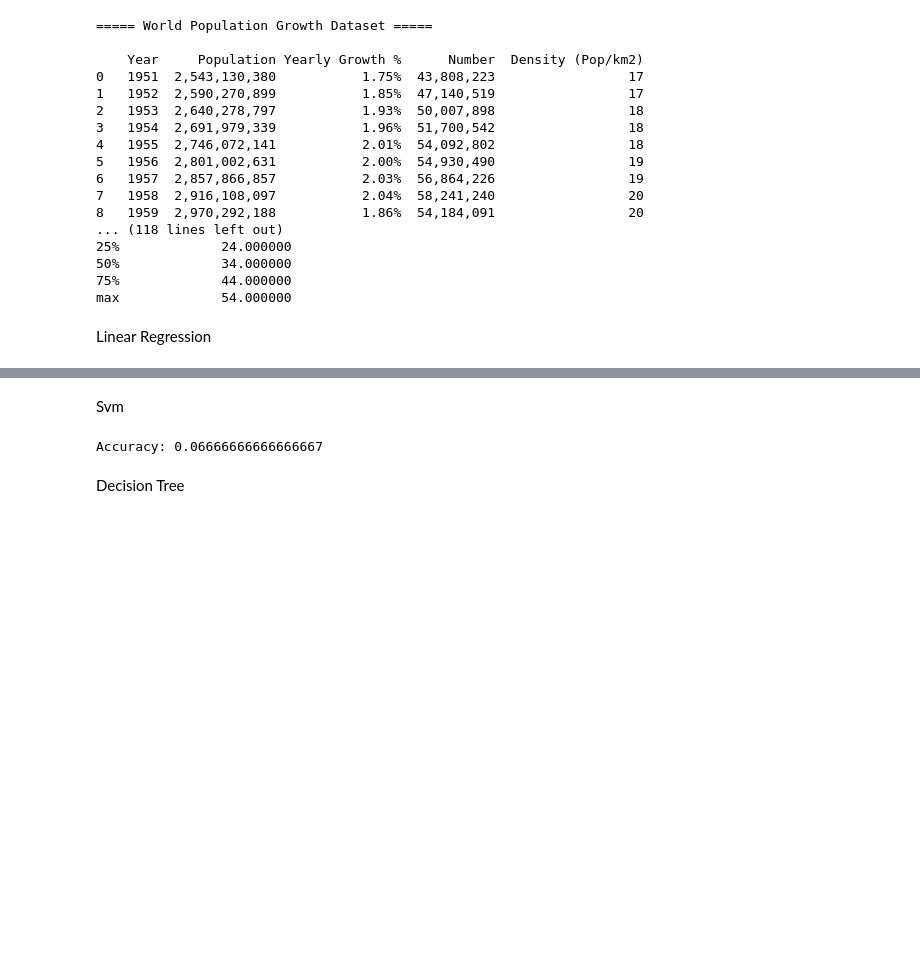
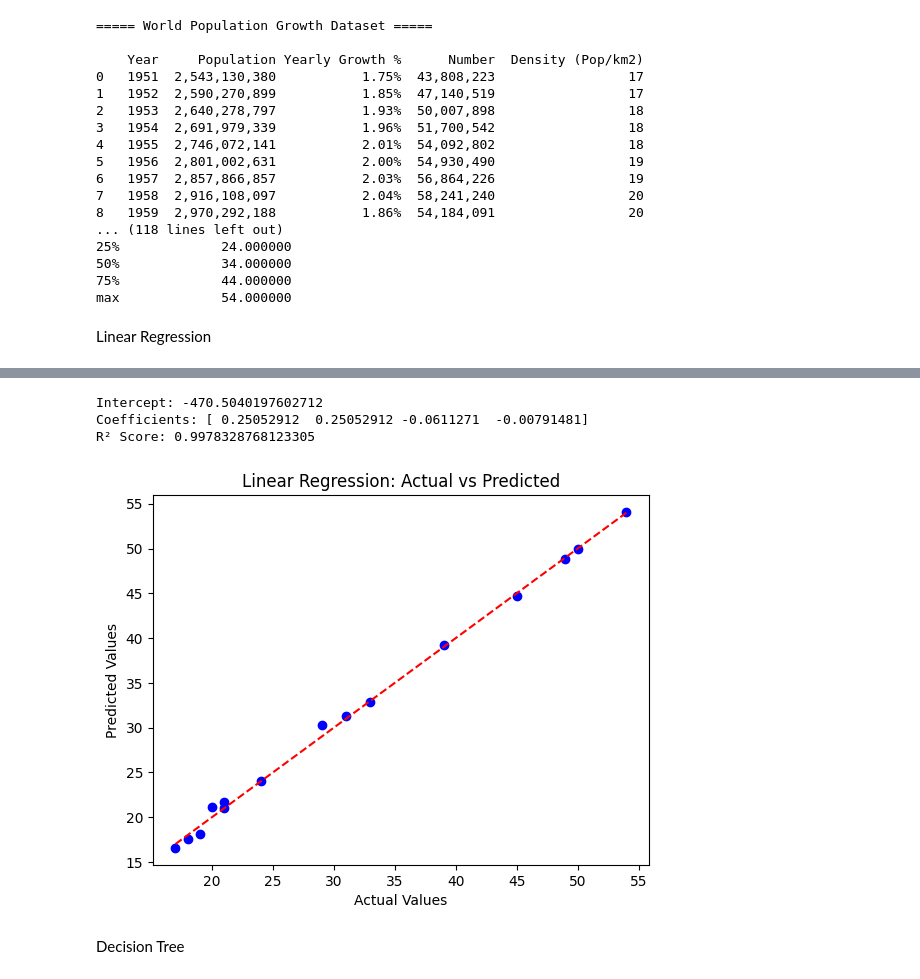
Before and after one commit to 2303A52359/Explainable-AI, a Jupyter notebook: Project.ipynb, the cells around one changed output, grey strips where cells are left out. Cells and saved outputs as stored; diff of their text form; code cells hidden in the pictures; blank space fills up the shorter version.

```diff
--- a/Project.ipynb
+++ b/Project.ipynb
@@ -114,29 +48,35 @@ Predicted World Population in 2025: 8687908519.060974
-# %% [markdown]
-Svm
 # %%
 import pandas as pd
 from sklearn.model_selection import train_test_split
-from sklearn.preprocessing import LabelEncoder, StandardScaler
-from sklearn.svm import SVC
-from sklearn.metrics import accuracy_score
+from sklearn.linear_model import LinearRegression
+from sklearn.preprocessing import LabelEncoder
+import matplotlib.pyplot as plt
 
-data = pd.read_csv("/content/World Population Growth.csv")
+data = pd.read_csv("World Population Growth.csv")
 data = data.dropna()
 le = LabelEncoder()
 for col in data.select_dtypes(include=['object']).columns:
     data[col] = le.fit_transform(data[col])
 X = data.drop(data.columns[-1], axis=1)
 y = data[data.columns[-1]]
 X_train, X_test, y_train, y_test = train_test_split(X, y, test_size=0.2, random_state=42)
-sc = StandardScaler()
-X_train = sc.fit_transform(X_train)
-X_test = sc.transform(X_test)
-clf = SVC(kernel='rbf')
-clf.fit(X_train, y_train)
-y_pred = clf.predict(X_test)
-print("Accuracy:", accuracy_score(y_test, y_pred))
+model = LinearRegression()
+model.fit(X_train, y_train)
+y_pred = model.predict(X_test)
+print("Intercept:", model.intercept_)
+print("Coefficients:", model.coef_)
+print("R² Score:", model.score(X_test, y_test))
+plt.scatter(y_test, y_pred, color='blue')
+plt.plot([y_test.min(), y_test.max()], [y_test.min(), y_test.max()], 'r--')
+plt.xlabel("Actual Values")
+plt.ylabel("Predicted Values")
+plt.title("Linear Regression: Actual vs Predicted")
+plt.show()
 # %% [output]
-Accuracy: 0.06666666666666667
+Intercept: -470.5040197602712
+Coefficients: [ 0.25052912  0.25052912 -0.0611271  -0.00791481]
+R² Score: 0.9978328768123305
+[figure, added]
 # %% [markdown]
 Decision Tree
 # %%
```
Also changed, not shown: parts of 6 cells of this notebook.
